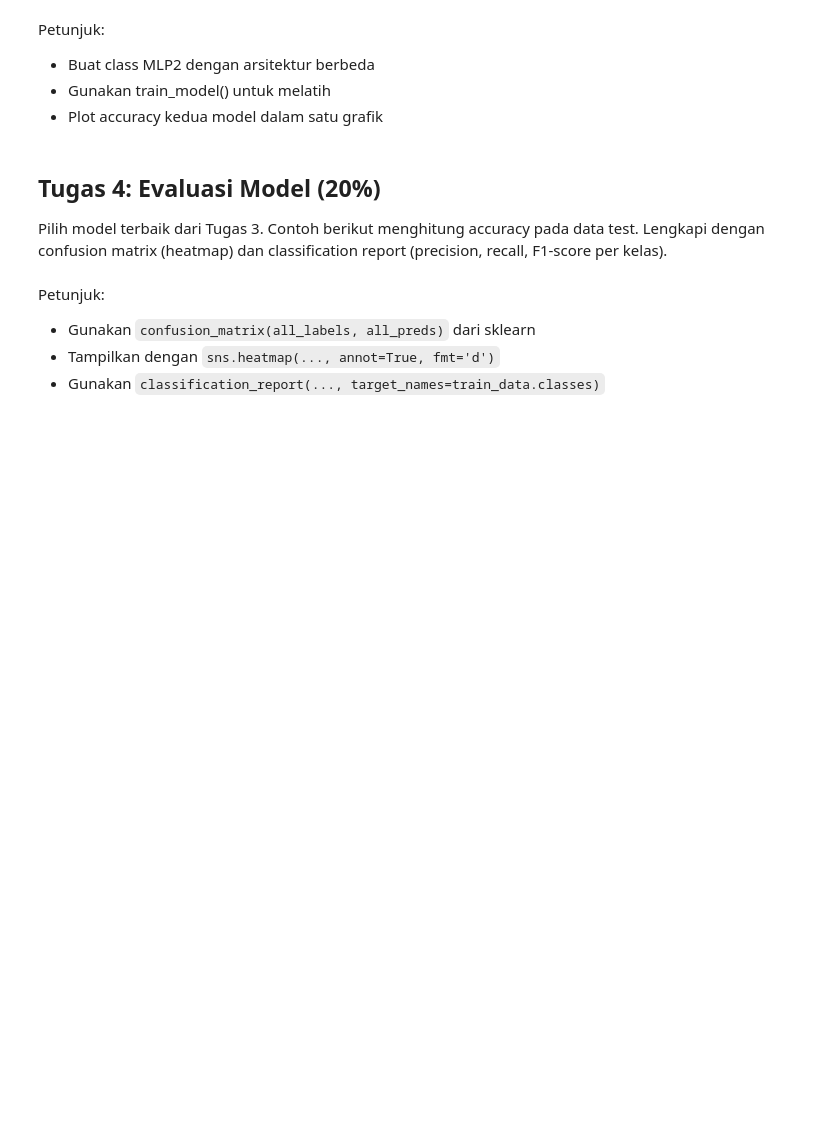
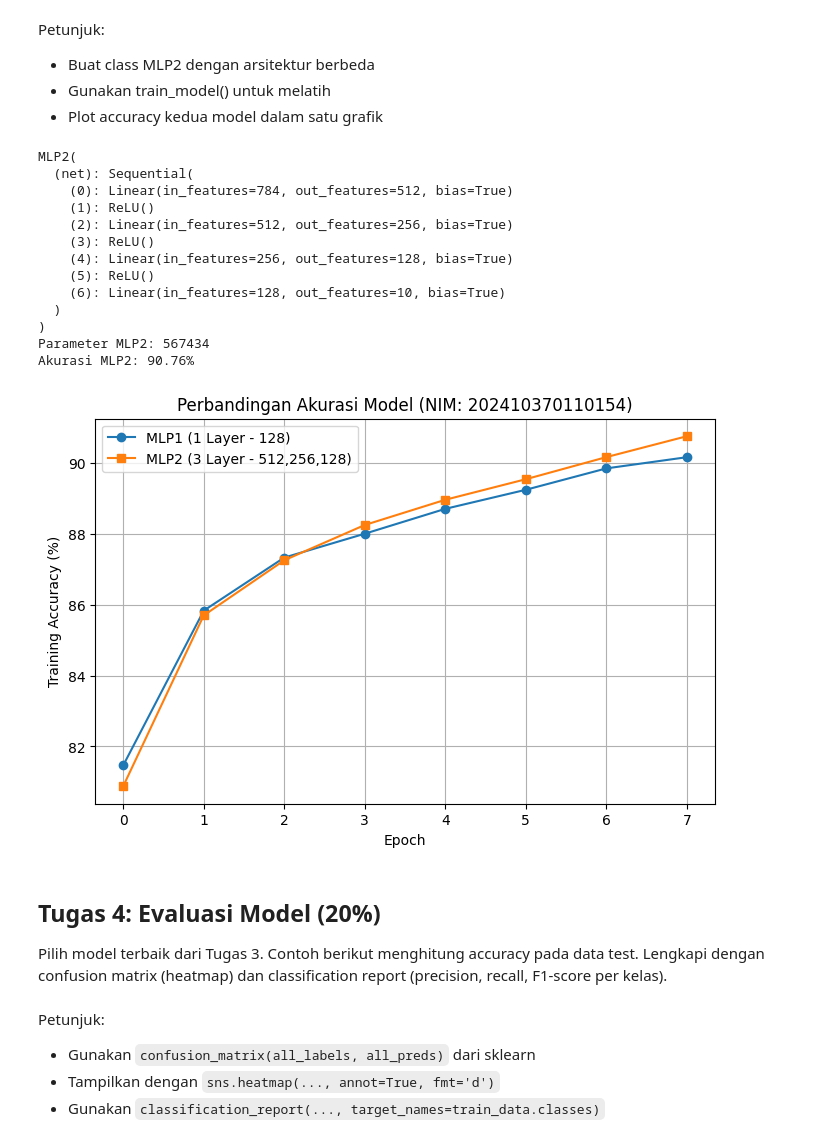
Before and after one commit to ronald154/DocumentationPractice, a Jupyter notebook: ujian_mlp.ipynb, the cells around one changed output. Drawn from its saved outputs; the diff is of its cells as text; code cells hidden in the pictures; blank space fills up the shorter version.

```diff
--- a/ujian_mlp.ipynb
+++ b/ujian_mlp.ipynb
@@ -329,26 +331,57 @@ Petunjuk:
 # %%
 # Tulis kode eksperimen di sini: 1 konfigurasi tambahan
 
-# TODO: buat class MLP2 dengan arsitektur berbeda (contoh: 3 hidden layer, atau neuron lebih banyak/lebih sedikit)
+# Class MLP2 dengan 3 hidden layer (kapasitas lebih besar)
 class MLP2(nn.Module):
     def __init__(self):
         super().__init__()
-        # TODO: tentukan arsitektur sendiri
-        self.net = nn.Sequential()
+        self.net = nn.Sequential(
+            nn.Linear(784, 512),
+            nn.ReLU(),
+            nn.Linear(512, 256),
+            nn.ReLU(),
+            nn.Linear(256, 128),
+            nn.ReLU(),
+            nn.Linear(128, 10)
+        )
 
     def forward(self, x):
         x = x.view(x.size(0), -1)
         return self.net(x)
 
 model_b = MLP2()
 print(model_b)
 print(f"Parameter MLP2: {sum(p.numel() for p in model_b.parameters())}")
 
-# TODO: latih model_b menggunakan train_model()
-# acc_b = train_model(model_b, train_loader)
-# print(f"Akurasi MLP2: {acc_b[-1]:.2f}%")
+# Latih model_b menggunakan train_model() yang sudah disediakan di atasnya
+acc_b = train_model(model_b, train_loader)
+print(f"Akurasi MLP2: {acc_b[-1]:.2f}%")
 
-# TODO: plot perbandingan akurasi acc_a dan acc_b dalam satu grafik
+# Plot perbandingan akurasi acc_a (MLP1) dan acc_b (MLP2) dalam satu grafik
+plt.figure(figsize=(8, 5))
+plt.plot(acc_a, label='MLP1 (1 Layer - 128)', marker='o')
+plt.plot(acc_b, label='MLP2 (3 Layer - 512,256,128)', marker='s')
+plt.xlabel('Epoch')
+plt.ylabel('Training Accuracy (%)')
+plt.title(f'Perbandingan Akurasi Model (NIM: {nim})')
+plt.legend()
+plt.grid(True)
+plt.show()
+# %% [output]
+MLP2(
+  (net): Sequential(
+    (0): Linear(in_features=784, out_features=512, bias=True)
+    (1): ReLU()
+    (2): Linear(in_features=512, out_features=256, bias=True)
+    (3): ReLU()
+    (4): Linear(in_features=256, out_features=128, bias=True)
+    (5): ReLU()
+    (6): Linear(in_features=128, out_features=10, bias=True)
+  )
+)
+Parameter MLP2: 567434
+Akurasi MLP2: 90.76%
+[figure, added]
 # %% [markdown]
 ## Tugas 4: Evaluasi Model (20%)
 
```
Also changed, not shown: parts of 1 cell of this notebook.
